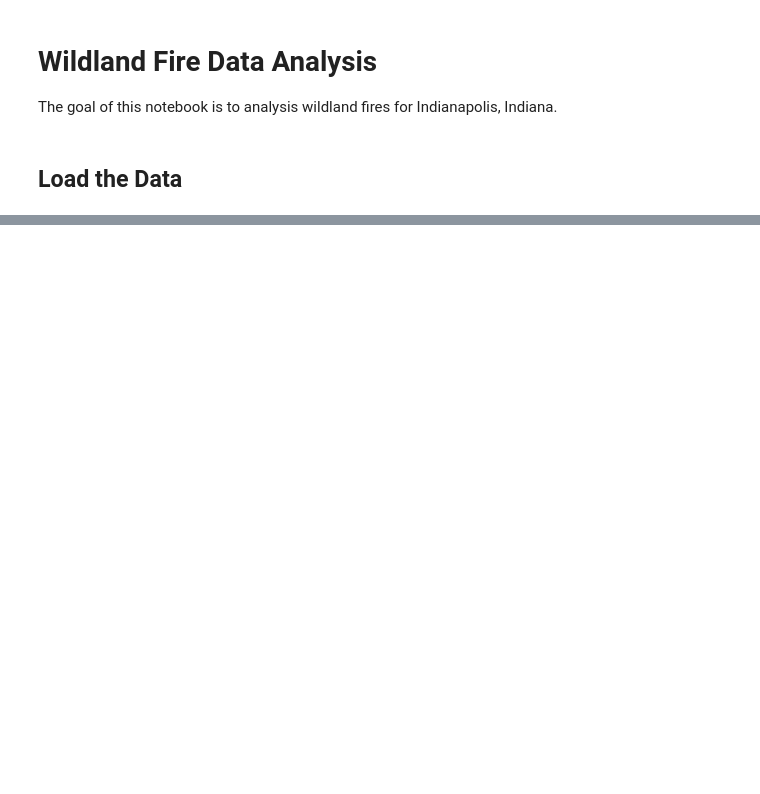
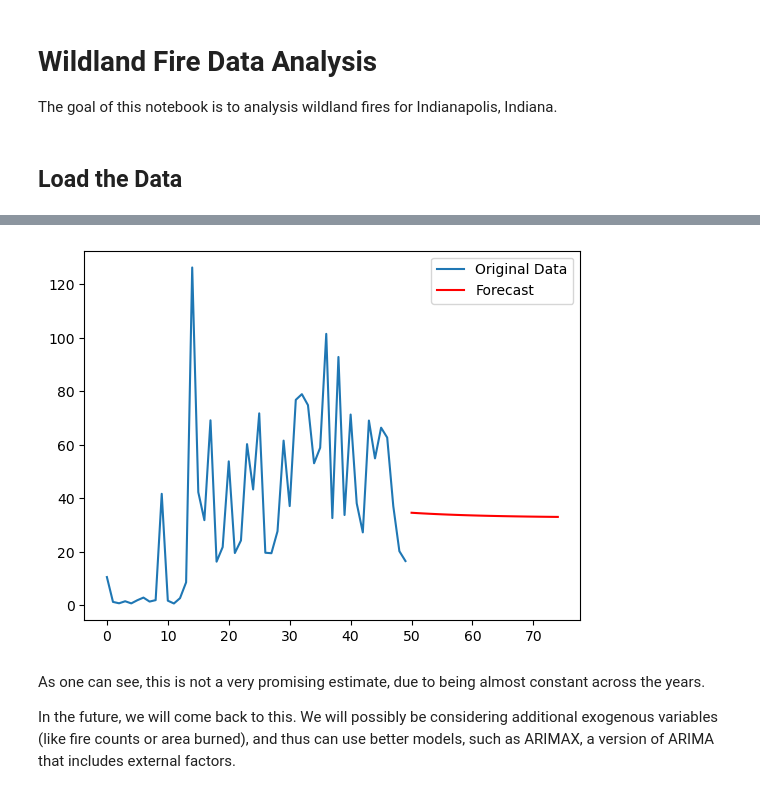
Before and after one commit to himanshunaidu/data512_project, a Jupyter notebook: wildfire_data_analysis.ipynb, the cells around one changed output, grey strips where cells are left out. Saved outputs shown, nothing was run; the diff lists cells and outputs as text; code cells hidden in the pictures; blank space fills up the shorter version.

```diff
--- a/wildfire_data_analysis.ipynb
+++ b/wildfire_data_analysis.ipynb
@@ -49,0 +199,15 @@ fire_annual_smoke_estimates_df = pd.read_csv(FIRE_ANNUAL_SMOKE_ESTIMATES_PATH)
+# %%
+# Forecast future values for the next 25 years
+forecast = model_fit.forecast(steps=25)
+
+# Plot forecast
+plt.plot(all_estimates_df[SMOKE_ESTIMATE_VALUE_COL_NEW], label='Original Data')
+plt.plot(forecast, label='Forecast', color='red')
+plt.legend()
+plt.show()
+# %% [output]
+[figure, added]
+# %% [markdown]
+As one can see, this is not a very promising estimate, due to being almost constant across the years.
+
+In the future, we will come back to this. We will possibly be considering additional exogenous variables (like fire counts or area burned), and thus can use better models, such as ARIMAX, a version of ARIMA that includes external factors.
```
Also changed, not shown: parts of 20 cells of this notebook.
